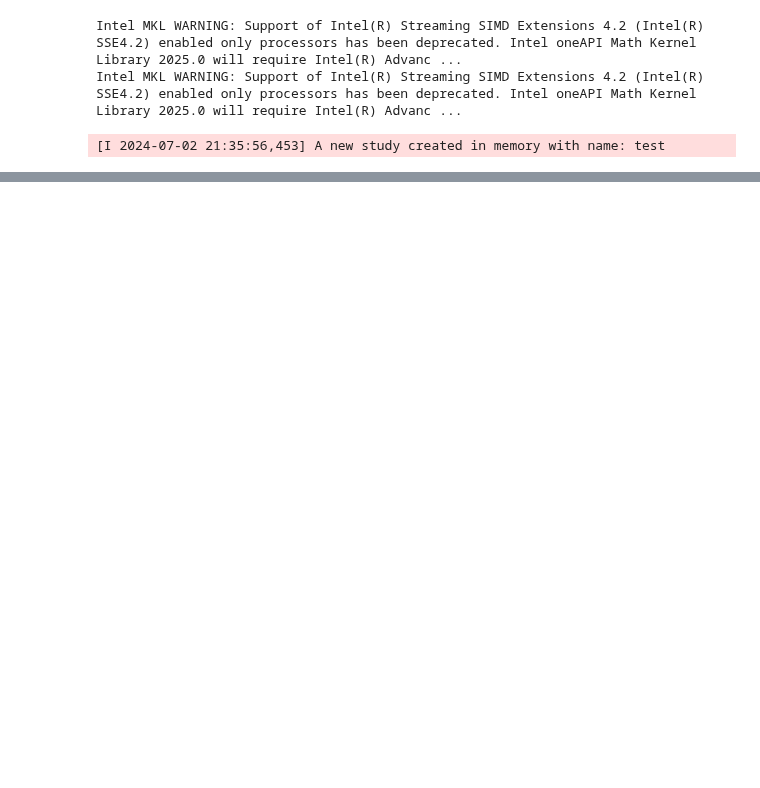
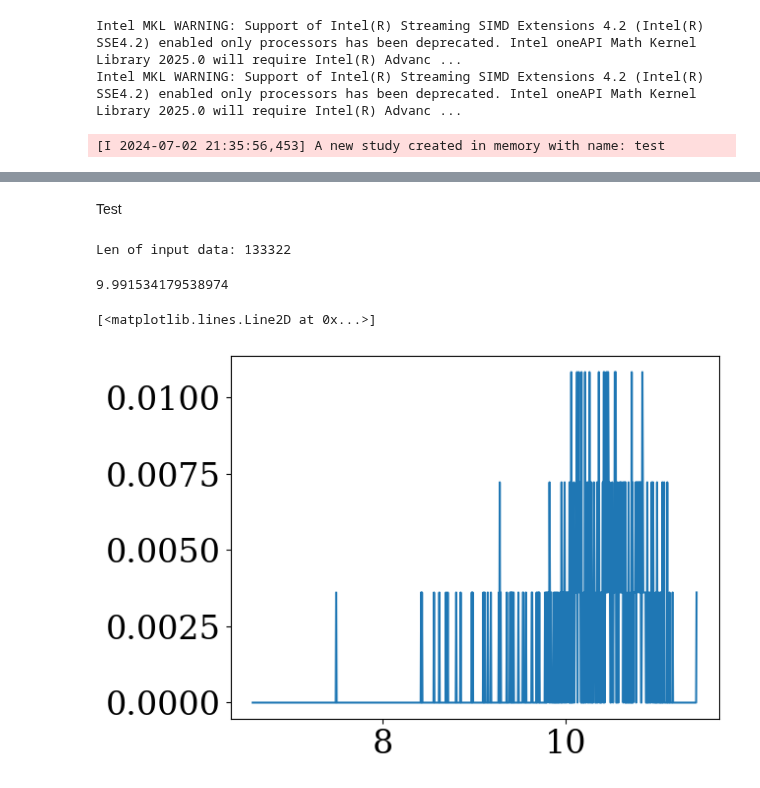
Before and after one commit to lsajkov/strw_mpdg, a Jupyter notebook: build_som.ipynb, the cells around one changed output, grey strips where cells are left out. Cells and saved outputs as stored; diff of their text form; code cells hidden in the pictures; blank space fills up the shorter version.

```diff
--- a/build_som.ipynb
+++ b/build_som.ipynb
@@ -668,0 +778,27 @@ study.optimize(ObjectiveFunction, n_trials = 50,
+# %% [markdown]
+Test
+# %%
+from astropy.io import fits
+from astropy.table import Table
+
+import numpy as np
+
+#Load in data
+data_file = '/data2/lsajkov/mpdg/data_products/GAMA/GAMA_SOM_training_catalog_04Jul24.fits'
+
+with fits.open(data_file) as cat:
+    input_catalog_complete = Table(cat[1].data)
+
+    #Select the needed data
+input_data = input_catalog_complete['gr_col', 'ug_col', 'ur_col']
+input_stds = input_catalog_complete['gr_col_err', 'ug_col_err', 'ur_col_err']
+
+input_labels = input_catalog_complete['gr_col', 'ug_col', 'ur_col', 'log_mstar', 'redshift']
+
+tuple_labels = input_labels.as_array()
+list_labels = [list(values) for values in tuple_labels]
+input_labels = np.array(list_labels)
+
+print(f'Len of input data: {len(input_data)}')
+# %% [output]
+Len of input data: 133322
@@ -668,0 +839,24 @@ study.optimize(ObjectiveFunction, n_trials = 50,
+# %%
+SOM.weights_map = np.load('/home/lsajkov/Desktop/trained_weights.npy')
+# %%
+import matplotlib.pyplot as plt
+SOM.data_dim = 3
+SOM.variable_names = ['a', 'b']
+SOM.step = 10
+# %%
+#Label the cells in the map with external parameters. Visualize the labeled map.
+SOM.load_labeling_data(input_labels[:500],
+                       parameter_names = ['log_mstar', 'redshift'])
+SOM.normalize_labeling_data()
+
+SOM.label_map()
+
+# SOM.show_map(show_labeled = True)
+# %%
+distribution = np.linspace(np.min(SOM.labeling_data[:, 3]),
+                           np.max(SOM.labeling_data[:, 3]),
+                           1000)
+# %%
+np.sum(SOM.labeled_map[0, 0, 0] * distribution)
+# %% [output]
+9.991534179538974
@@ -668,0 +869,6 @@ study.optimize(ObjectiveFunction, n_trials = 50,
+# %%
+plt.plot(distribution,
+         SOM.labeled_map[0, 0, 0, :])
+# %% [output]
+[<matplotlib.lines.Line2D at 0x...>]
+[figure, added]
```
Also changed, not shown: parts of 34 cells of this notebook, 4 other files.
